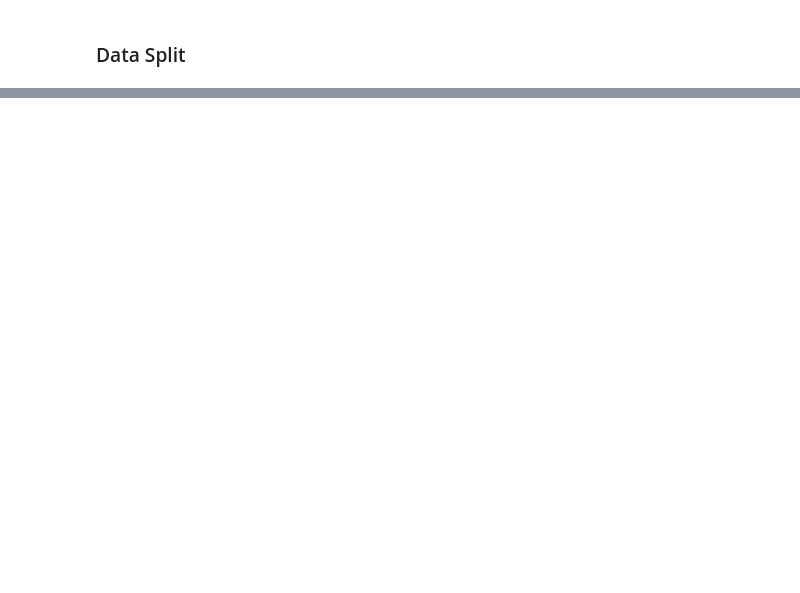
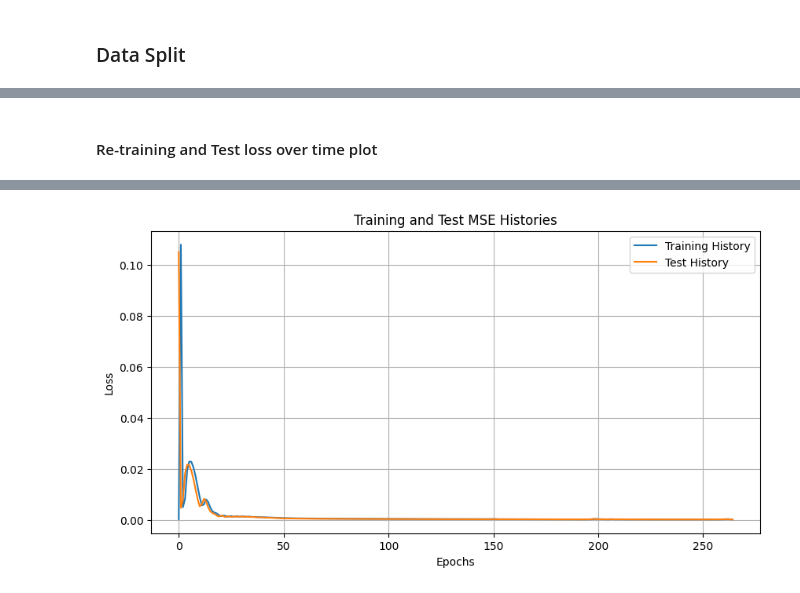
Before and after one commit to francealip/cns_lab, a Jupyter notebook: LAB3_1/main.ipynb, the cells around one changed output, grey strips where cells are left out. Cells and saved outputs as stored; diff of their text form; code cells hidden in the pictures; blank space fills up the shorter version.

```diff
--- a/LAB3_1/main.ipynb
+++ b/LAB3_1/main.ipynb
@@ -96,0 +102,16 @@ plot_histories(t_history, v_history)
+# %%
+x_retrain = torch.cat((x_train, x_val), dim=2)
+y_retrain = torch.cat((y_train, y_val), dim=1)
+
+ret_history, test_history = best_model.fit(
+    x_train = x_retrain,
+    y_train = y_retrain,
+    x_val = x_test,
+    y_val = y_test,
+    epochs = int(best_params['epochs'][0]),
+    lr = float(best_params['lr'][0]),
+    weight_decay = float(best_params['weight_decay'][0]),
+    patience = int(best_params['patience'][0]),
+    delta = float(best_params['delta'][0]),
+    verbose = True,
+)
@@ -96,0 +125,13 @@ plot_histories(t_history, v_history)
+# %% [markdown]
+#### Re-training and Test loss over time plot
+# %%
+from utils import plot_histories
+
+retrain_loss = nn.MSELoss()(best_model.forward(x_retrain), y_retrain)
+print(f"Retraining Loss: {retrain_loss.item()}")
+
+test_loss = nn.MSELoss()(best_model.forward(x_test), y_test)
+print(f"Test Loss: {test_loss.item()}")
+
+plot_histories(ret_history, test_history, val_set='Test')
+# %% [output]
@@ -96,0 +140 @@ plot_histories(t_history, v_history)
+[figure, added]
```
Also changed, not shown: parts of 21 cells of this notebook, 6 other files.
